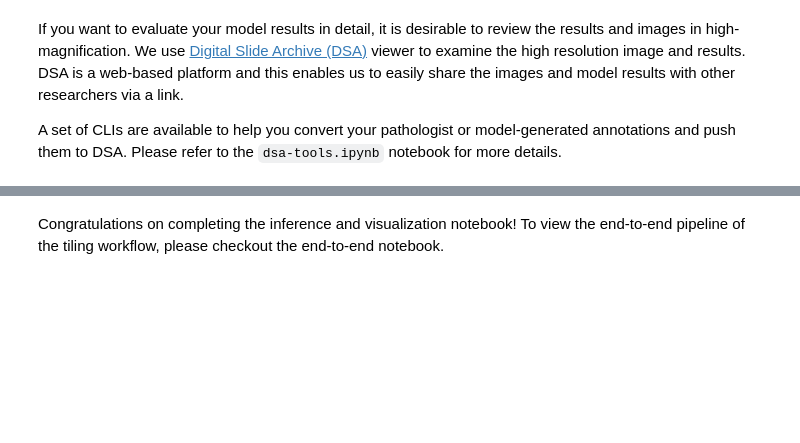
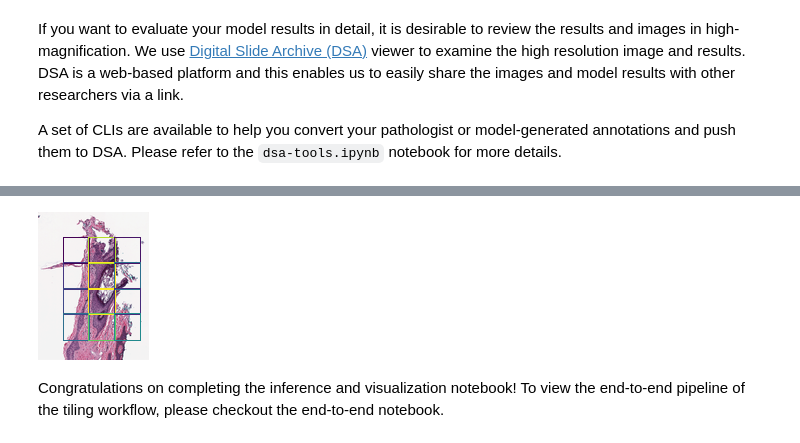
Before and after one commit to msk-mind/luna, a Jupyter notebook: docker/luna_tutorial/vmount/notebooks/4_inference-and-visualization.ipynb, the cells around one changed output, grey strips where cells are left out. Cells and saved outputs as stored; diff of their text form; code cells hidden in the pictures; blank space fills up the shorter version.

```diff
--- a/docker/luna_tutorial/vmount/notebooks/4_inference-and-visualization.ipynb
+++ b/docker/luna_tutorial/vmount/notebooks/4_inference-and-visualization.ipynb
@@ -88,6 +172,8 @@ A set of CLIs are available to help you convert your pathologist or model-genera
 # %%
 from IPython.display import Image
 
-Image('../PRO_12-123/sample_tiles_viz/tile_scores_and_labels_visualization_0.png')
+Image('../PRO-12-123/sample_tiles_viz/tile_scores_and_labels_visualization_Background.png')
+# %% [output]
+[figure, added]
 # %% [markdown]
 Congratulations on completing the inference and visualization notebook! To view the end-to-end pipeline of the tiling workflow, please checkout the end-to-end notebook.
```
Also changed, not shown: parts of 19 cells of this notebook, 6 other files.
